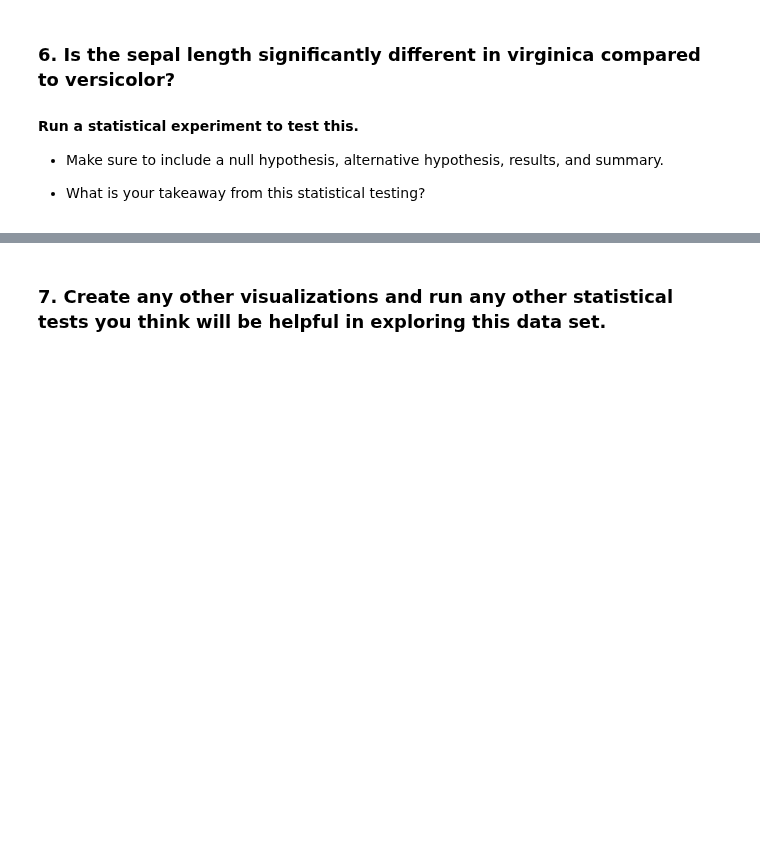
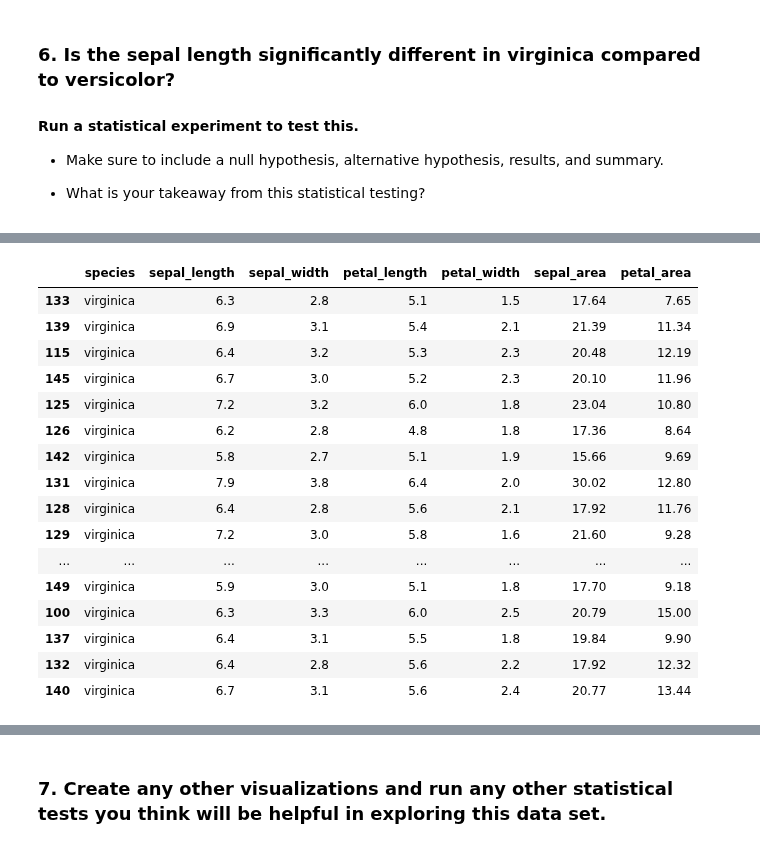
Before and after one commit to lukewbecker/classification-exercises, a Jupyter notebook: classification_exercises.ipynb, the cells around one changed output, grey strips where cells are left out. Drawn from its saved outputs; the diff is of its cells as text; code cells hidden in the pictures; blank space fills up the shorter version.

```diff
--- a/classification_exercises.ipynb
+++ b/classification_exercises.ipynb
@@ -1554,0 +1588,24 @@ plt.show()
+# %%
+# Creating a pivot table of just the sepal legnths for histogram.
+
+ver_sl = train_iris[train_iris.species == 'virginica']
+ver_slv = train_iris[train_iris.species == 'versicolor']
+ver_sl
+# %% [output]
+|  | species | sepal_length | sepal_width | petal_length | petal_width | sepal_area | petal_area |
+| 133 | virginica | 6.3 | 2.8 | 5.1 | 1.5 | 17.64 | 7.65 |
+| 139 | virginica | 6.9 | 3.1 | 5.4 | 2.1 | 21.39 | 11.34 |
+| 115 | virginica | 6.4 | 3.2 | 5.3 | 2.3 | 20.48 | 12.19 |
+| 145 | virginica | 6.7 | 3.0 | 5.2 | 2.3 | 20.10 | 11.96 |
+| 125 | virginica | 7.2 | 3.2 | 6.0 | 1.8 | 23.04 | 10.80 |
+| 126 | virginica | 6.2 | 2.8 | 4.8 | 1.8 | 17.36 | 8.64 |
+| 142 | virginica | 5.8 | 2.7 | 5.1 | 1.9 | 15.66 | 9.69 |
+| 131 | virginica | 7.9 | 3.8 | 6.4 | 2.0 | 30.02 | 12.80 |
+| 128 | virginica | 6.4 | 2.8 | 5.6 | 2.1 | 17.92 | 11.76 |
+| 129 | virginica | 7.2 | 3.0 | 5.8 | 1.6 | 21.60 | 9.28 |
+| ... | ... | ... | ... | ... | ... | ... | ... |
+| 149 | virginica | 5.9 | 3.0 | 5.1 | 1.8 | 17.70 | 9.18 |
+| 100 | virginica | 6.3 | 3.3 | 6.0 | 2.5 | 20.79 | 15.00 |
+| 137 | virginica | 6.4 | 3.1 | 5.5 | 1.8 | 19.84 | 9.90 |
+| 132 | virginica | 6.4 | 2.8 | 5.6 | 2.2 | 17.92 | 12.32 |
+| 140 | virginica | 6.7 | 3.1 | 5.6 | 2.4 | 20.77 | 13.44 |
```
Also changed, not shown: parts of 16 cells of this notebook.
